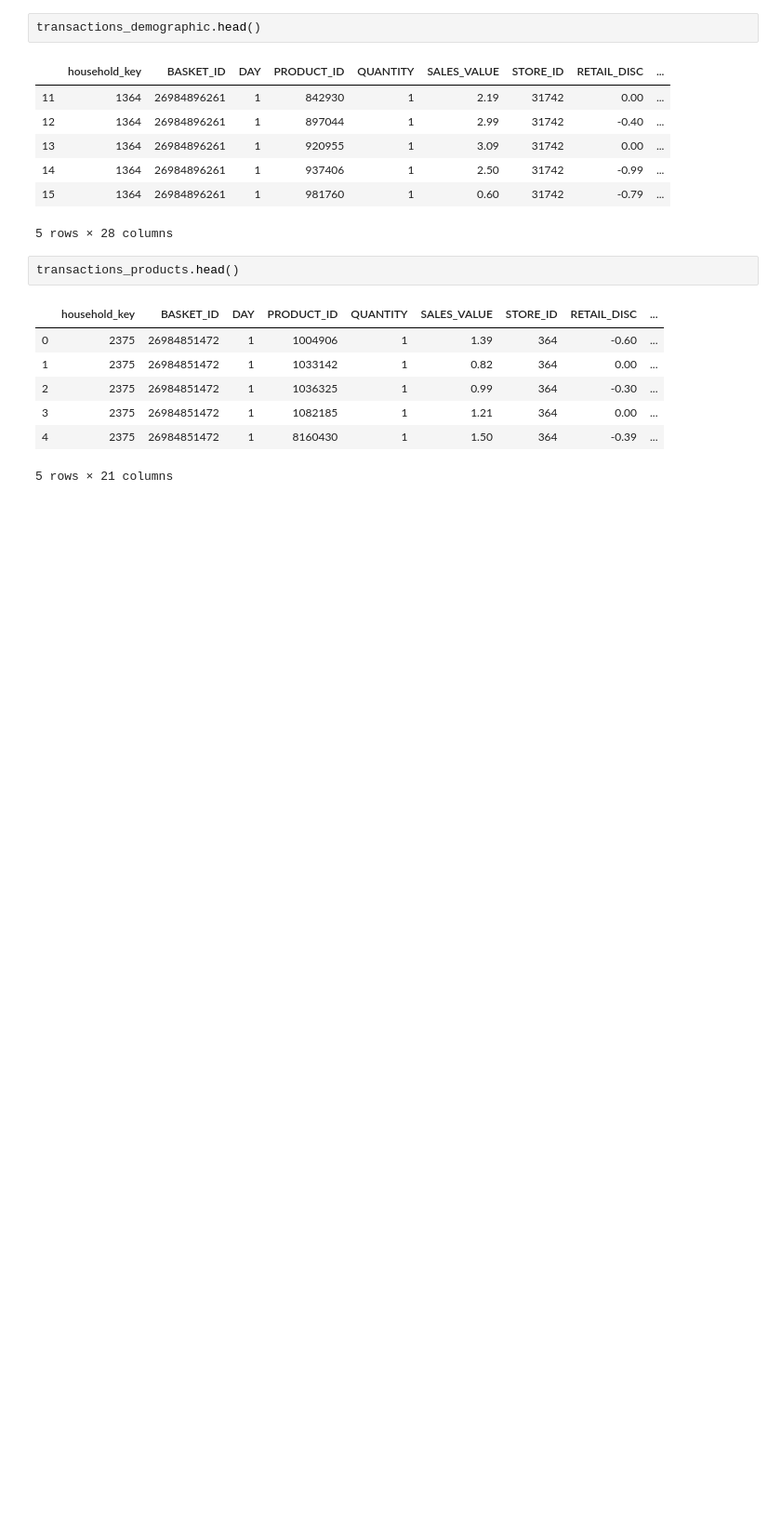
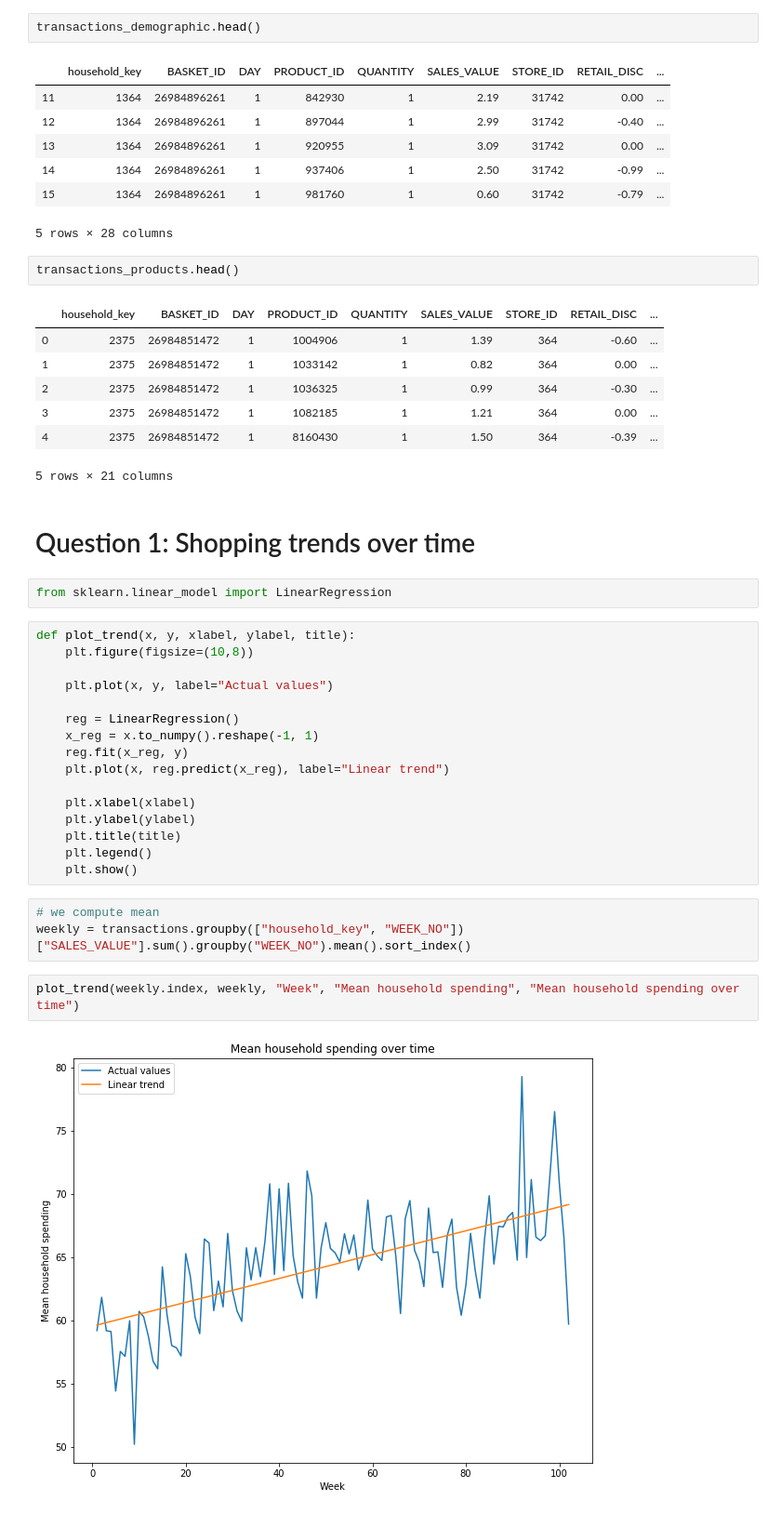
Before and after one commit to Lucianod28/Ada-project, a Jupyter notebook: Milestone2.ipynb, the cells around one changed output. Shown: that part at 93% size. Cells and saved outputs as stored; diff of their text form; blank space fills up the shorter version.

Commit message:
Adding first part of trends over time

```diff
--- a/Milestone2.ipynb
+++ b/Milestone2.ipynb
@@ -95,3 +95,30 @@ transactions_products.head()
 | 3 | 2375 | 26984851472 | 1 | 1082185 | 1 | 1.21 | 364 | 0.00 | ... |
 | 4 | 2375 | 26984851472 | 1 | 8160430 | 1 | 1.50 | 364 | -0.39 | ... |
 5 rows × 21 columns
+# %% [markdown]
+# Question 1: Shopping trends over time
+# %%
+from sklearn.linear_model import LinearRegression
+# %%
+def plot_trend(x, y, xlabel, ylabel, title):
+    plt.figure(figsize=(10,8))
+
+    plt.plot(x, y, label="Actual values")
+
+    reg = LinearRegression()
+    x_reg = x.to_numpy().reshape(-1, 1)
+    reg.fit(x_reg, y)
+    plt.plot(x, reg.predict(x_reg), label="Linear trend")
+
+    plt.xlabel(xlabel)
+    plt.ylabel(ylabel)
+    plt.title(title)
+    plt.legend()
+    plt.show()
+# %%
+# we compute mean
+weekly = transactions.groupby(["household_key", "WEEK_NO"])["SALES_VALUE"].sum().groupby("WEEK_NO").mean().sort_index()
+# %%
+plot_trend(weekly.index, weekly, "Week", "Mean household spending", "Mean household spending over time")
+# %% [output]
+[figure, added]
```
Also changed, not shown: parts of 8 cells of this notebook, 1 other file.
